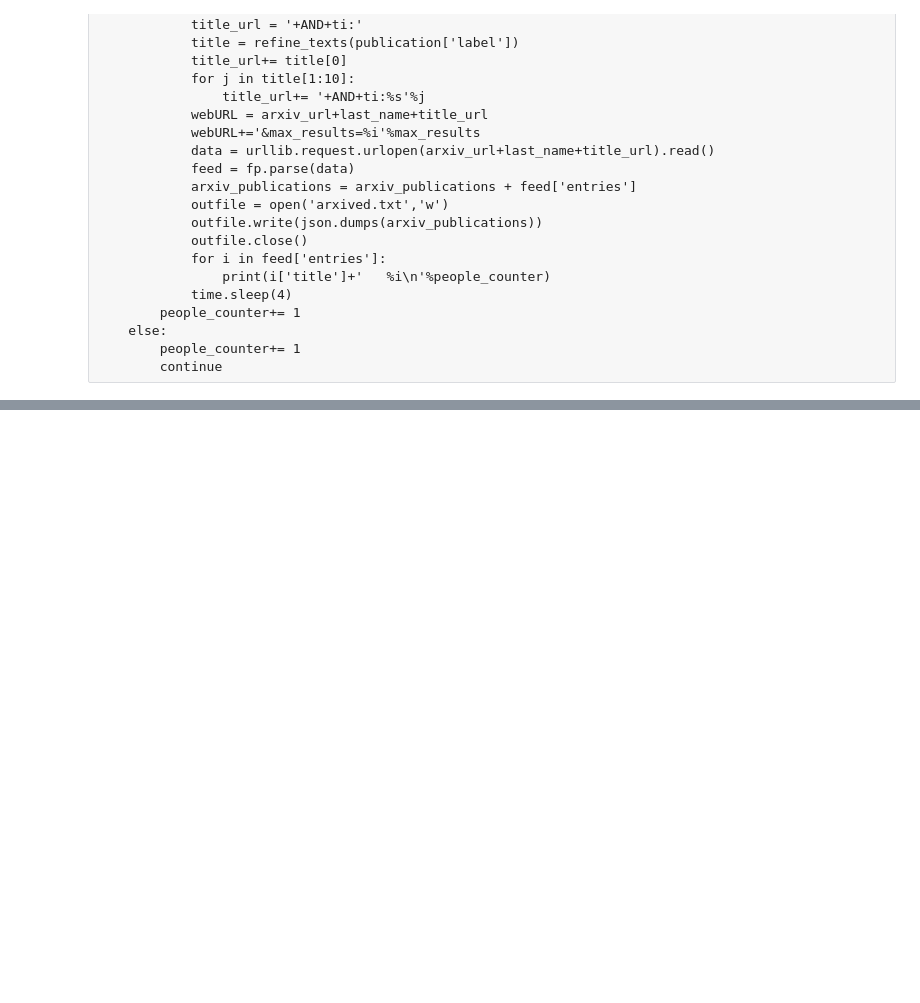
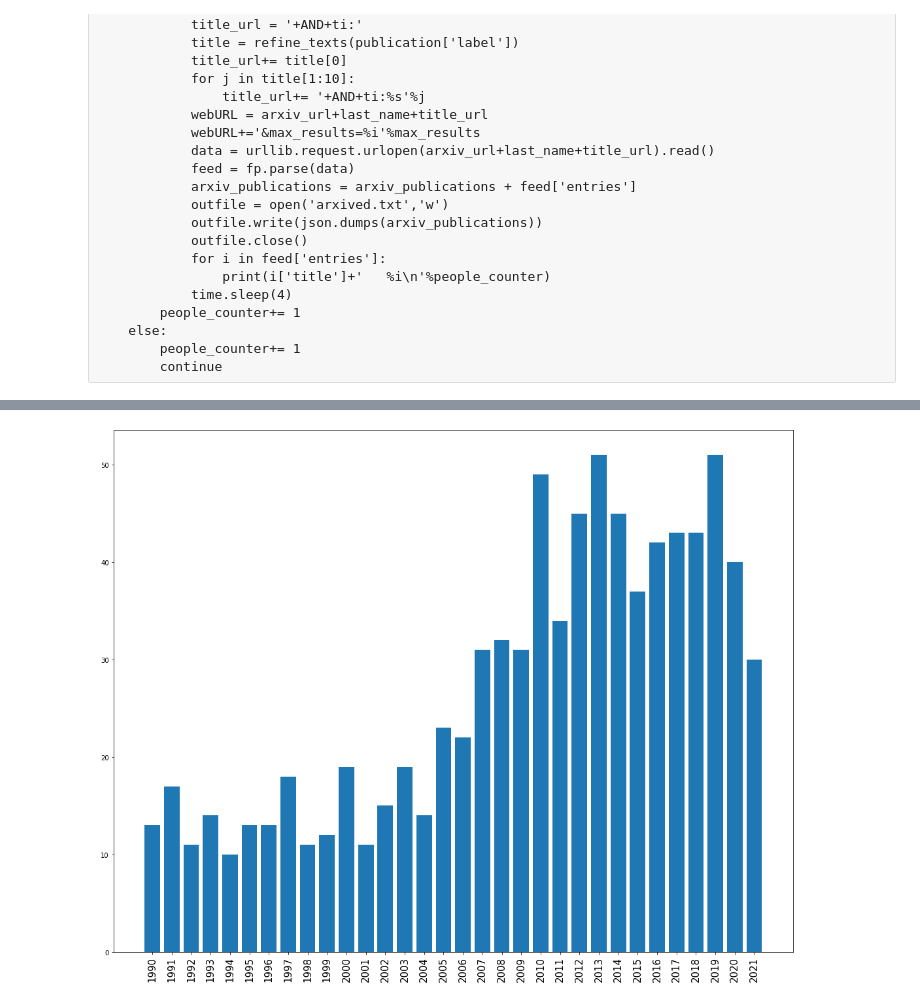
Before and after one commit to ManaswineeB/TAMIDSBeanQueens, a Jupyter notebook: arxiv_api.ipynb, the cells around one changed output, grey strips where cells are left out. Cells and saved outputs as stored; diff of their text form; code cells hidden in the pictures; blank space fills up the shorter version.

```diff
--- a/arxiv_api.ipynb
+++ b/arxiv_api.ipynb
@@ -249,0 +346,23 @@ len(arxiv_pubs_clean)
+# %%
+math_stat_colab_data = {}
+for PubYear in range(1990,2022):
+    stat_pubs = df_stat.loc[df_stat['PubYear']==PubYear]
+    math_pubs = df_math.loc[df_math['PubYear']==PubYear]
+    math_stat_colab_data[str(PubYear)]=0
+    for cats in stat_pubs['FOR (ANZSRC) Categories']:
+        if any(c in extract_category_key(cats) for c in ('0101','0102','0103','0105')):
+            stat_cs_colab_data[str(PubYear)]+=1
+    for pub_id in math_pubs['Publication ID']:
+        if pub_id not in list(stat_pubs):
+            cats = list(math_pubs.loc[math_pubs['Publication ID']==pub_id]['FOR (ANZSRC) Categories'])[0]
+            if '0104' in extract_category_key(cats):
+                math_stat_colab_data[str(PubYear)]+=1
+# %%
+X=math_stat_colab_data.keys()
+Y=math_stat_colab_data.values()
+plt.figure(figsize=(15, 12))
+plt.bar(X, Y)
+plt.tick_params(axis='x',labelsize=15,rotation=90)
+plt.tight_layout()
+# %% [output]
+[figure, added]
```
Also changed, not shown: parts of 15 cells of this notebook, 4 other files.
